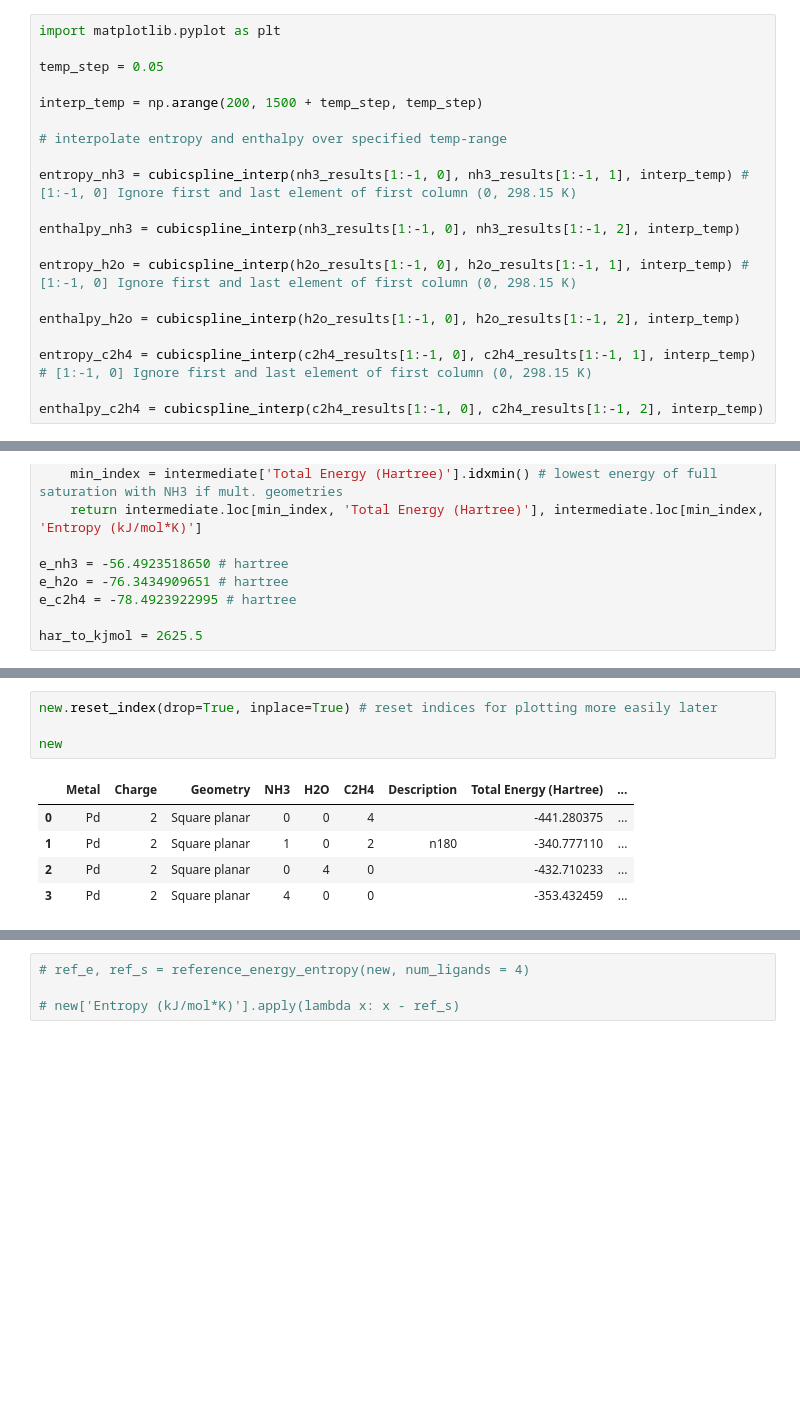
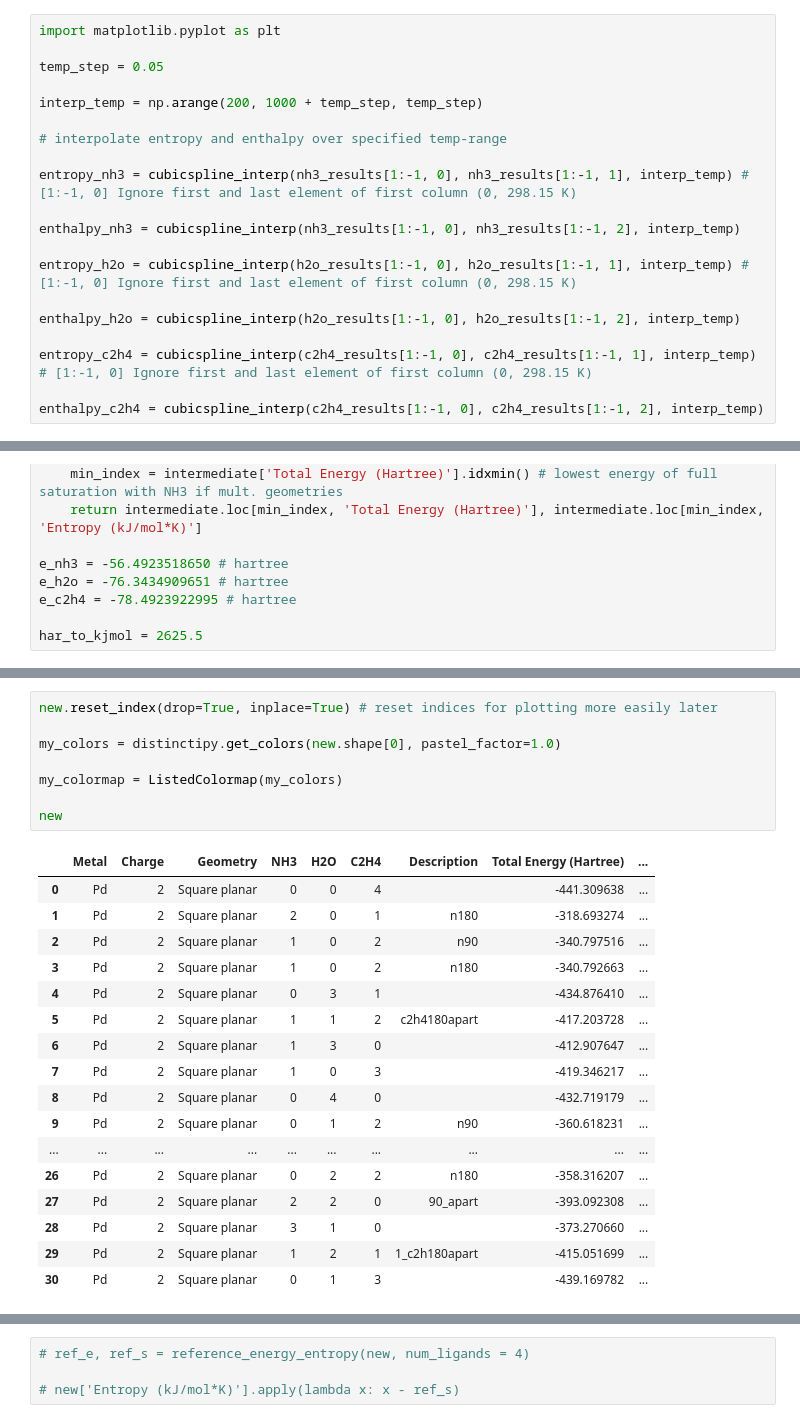
Before and after one commit to mohan-s1/Research, a Jupyter notebook: paolucci/analysis/test copy.ipynb, the cells around one changed output, grey strips where cells are left out. Drawn from its saved outputs; the diff is of its cells as text; blank space fills up the shorter version.

```diff
--- a/paolucci/analysis/test copy.ipynb
+++ b/paolucci/analysis/test copy.ipynb
@@ -187,7 +184,7 @@ import matplotlib.pyplot as plt
 
 temp_step = 0.05
 
-interp_temp = np.arange(200, 1500 + temp_step, temp_step)
+interp_temp = np.arange(200, 1000 + temp_step, temp_step)
 
 # interpolate entropy and enthalpy over specified temp-range
 
@@ -288,13 +309,29 @@ new
 # %%
 new.reset_index(drop=True, inplace=True) # reset indices for plotting more easily later
 
+my_colors = distinctipy.get_colors(new.shape[0], pastel_factor=1.0)
+
+my_colormap = ListedColormap(my_colors)
+
 new
 # %% [output]
 |  | Metal | Charge | Geometry | NH3 | H2O | C2H4 | Description | Total Energy (Hartree) | ... |
-| 0 | Pd | 2 | Square planar | 0 | 0 | 4 |  | -441.280375 | ... |
-| 1 | Pd | 2 | Square planar | 1 | 0 | 2 | n180 | -340.777110 | ... |
-| 2 | Pd | 2 | Square planar | 0 | 4 | 0 |  | -432.710233 | ... |
-| 3 | Pd | 2 | Square planar | 4 | 0 | 0 |  | -353.432459 | ... |
+| 0 | Pd | 2 | Square planar | 0 | 0 | 4 |  | -441.309638 | ... |
+| 1 | Pd | 2 | Square planar | 2 | 0 | 1 | n180 | -318.693274 | ... |
+| 2 | Pd | 2 | Square planar | 1 | 0 | 2 | n90 | -340.797516 | ... |
+| 3 | Pd | 2 | Square planar | 1 | 0 | 2 | n180 | -340.792663 | ... |
+| 4 | Pd | 2 | Square planar | 0 | 3 | 1 |  | -434.876410 | ... |
+| 5 | Pd | 2 | Square planar | 1 | 1 | 2 | c2h4180apart | -417.203728 | ... |
+| 6 | Pd | 2 | Square planar | 1 | 3 | 0 |  | -412.907647 | ... |
+| 7 | Pd | 2 | Square planar | 1 | 0 | 3 |  | -419.346217 | ... |
+| 8 | Pd | 2 | Square planar | 0 | 4 | 0 |  | -432.719179 | ... |
+| 9 | Pd | 2 | Square planar | 0 | 1 | 2 | n90 | -360.618231 | ... |
+| ... | ... | ... | ... | ... | ... | ... | ... | ... | ... |
+| 26 | Pd | 2 | Square planar | 0 | 2 | 2 | n180 | -358.316207 | ... |
+| 27 | Pd | 2 | Square planar | 2 | 2 | 0 | 90_apart | -393.092308 | ... |
+| 28 | Pd | 2 | Square planar | 3 | 1 | 0 |  | -373.270660 | ... |
+| 29 | Pd | 2 | Square planar | 1 | 2 | 1 | 1_c2h180apart | -415.051699 | ... |
+| 30 | Pd | 2 | Square planar | 0 | 1 | 3 |  | -439.169782 | ... |
 # %%
 fig, ax = plt.subplots()
 
```
Also changed, not shown: parts of 13 cells of this notebook, 1 other file.
